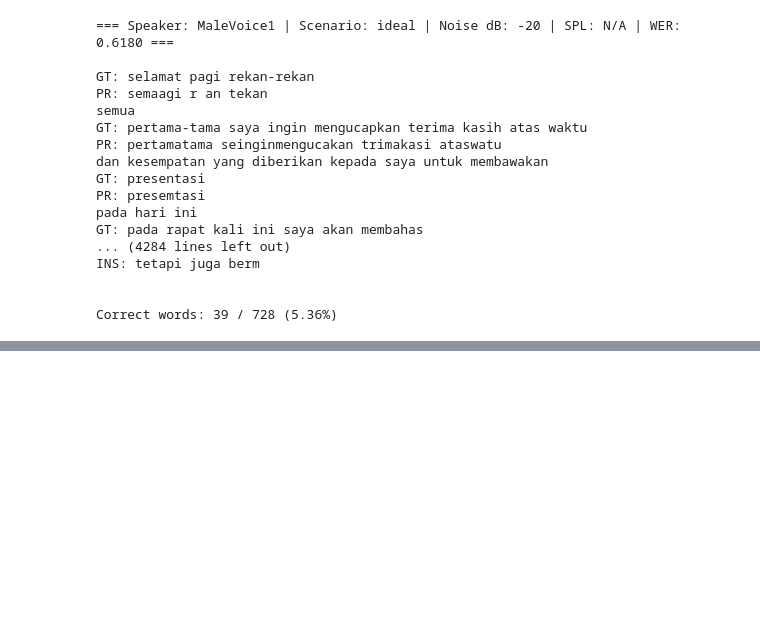
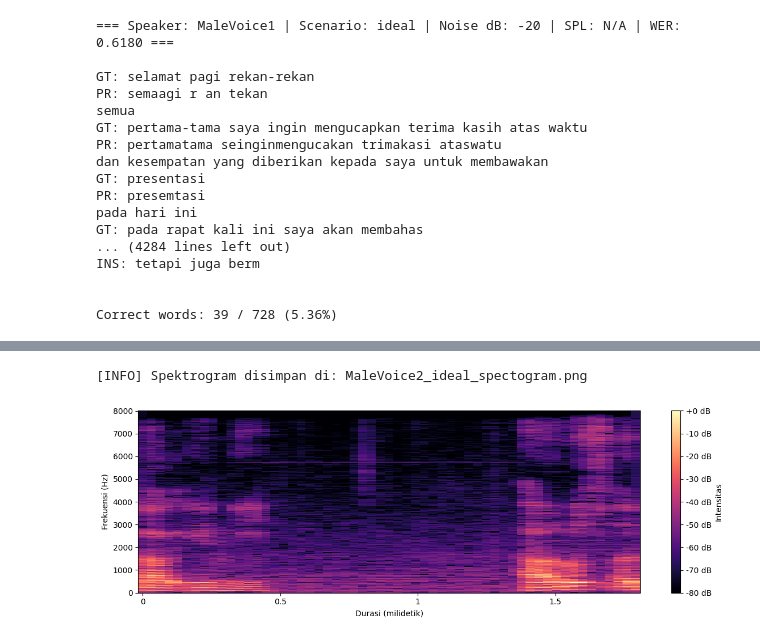
Before and after one commit to davidephraim/TugasAkhir, a Jupyter notebook: coba.ipynb, the cells around one changed output, grey strips where cells are left out. Cells and saved outputs as stored; diff of their text form; code cells hidden in the pictures; blank space fills up the shorter version.

```diff
--- a/coba.ipynb
+++ b/coba.ipynb
@@ -1136,0 +928,10 @@ for r in results:
+# %%
+plot_spectrogram(
+    audio_path="output_mixed2/MaleVoice2_ideal.wav",
+    start_minute=5.32,
+    end_minute=5.35,
+    output_path="MaleVoice2_ideal_spectogram.png"
+)
+# %% [output]
+[INFO] Spektrogram disimpan di: MaleVoice2_ideal_spectogram.png
+[figure, added]
```
Also changed, not shown: parts of 32 cells of this notebook, 28 other files.
